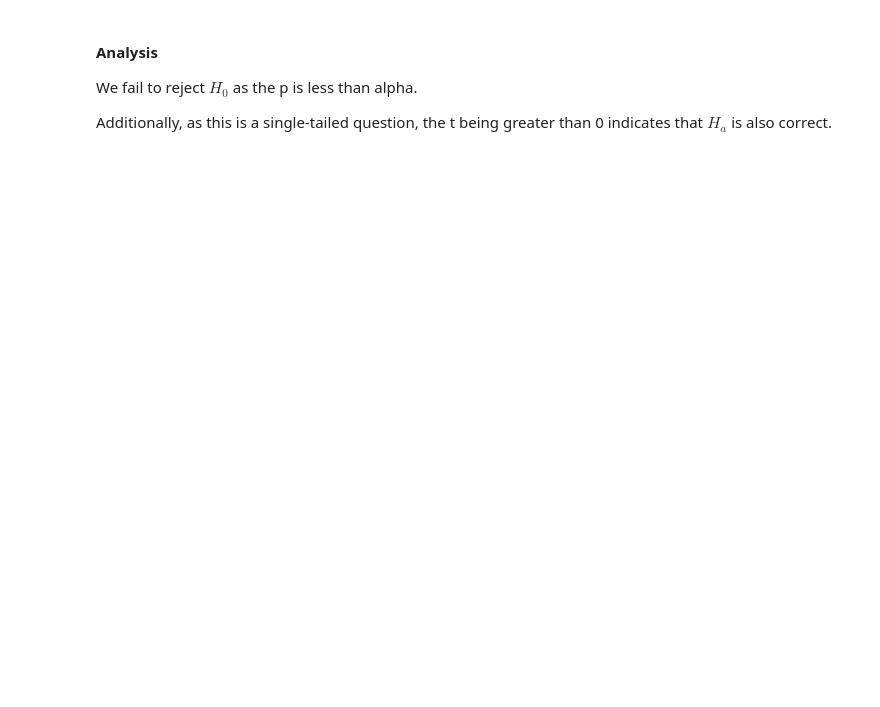
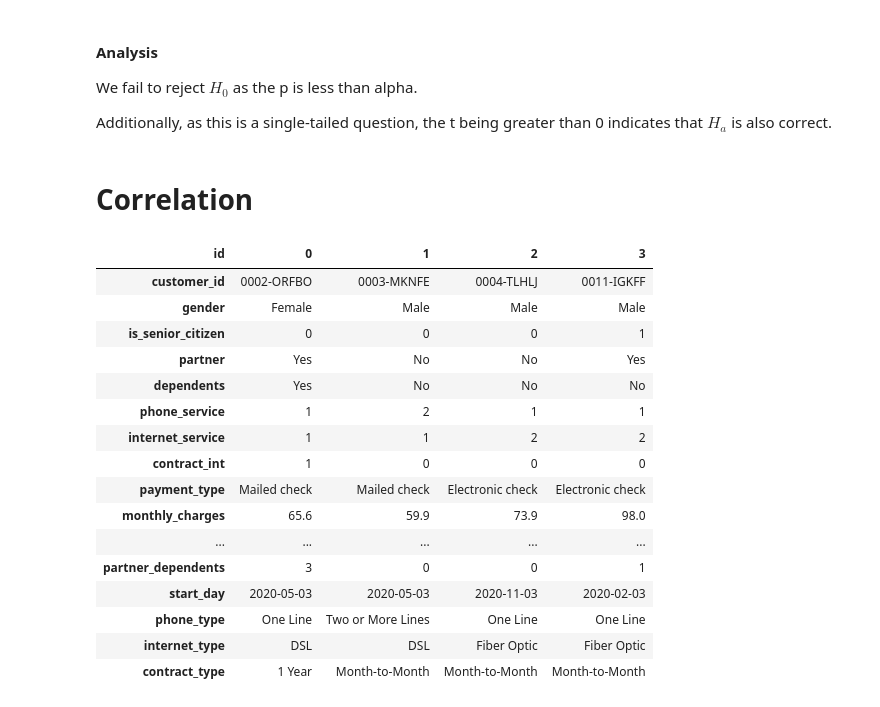
Before and after one commit to Marley-C-Robinson-99/stats-exercises, a Jupyter notebook: hypothesis_testing.ipynb, the cells around one changed output. Cells and saved outputs as stored; diff of their text form; code cells hidden in the pictures; blank space fills up the shorter version.

```diff
--- a/hypothesis_testing.ipynb
+++ b/hypothesis_testing.ipynb
@@ -142,3 +155,27 @@ p < alpha
 We fail to reject $H_{0}$ as the p is less than alpha.
 
 Additionally, as this is a single-tailed question, the t being greater than 0 indicates that $H_{a}$ is also correct.
+# %% [markdown]
+# Correlation
+# %%
+url = "https://gist.githubusercontent.com/ryanorsinger/3fce5a65b5fb8ab728af5192c7de857e/raw/a0422b7b73749842611742a1064e99088a47917d/clean_telco.csv"
+df = pd.read_csv(url, index_col="id")
+df.head(4).T
+# %% [output]
+| id | 0 | 1 | 2 | 3 |
+| customer_id | 0002-ORFBO | 0003-MKNFE | 0004-TLHLJ | 0011-IGKFF |
+| gender | Female | Male | Male | Male |
+| is_senior_citizen | 0 | 0 | 0 | 1 |
+| partner | Yes | No | No | Yes |
+| dependents | Yes | No | No | No |
+| phone_service | 1 | 2 | 1 | 1 |
+| internet_service | 1 | 1 | 2 | 2 |
+| contract_int | 1 | 0 | 0 | 0 |
+| payment_type | Mailed check | Mailed check | Electronic check | Electronic check |
+| monthly_charges | 65.6 | 59.9 | 73.9 | 98.0 |
+| ... | ... | ... | ... | ... |
+| partner_dependents | 3 | 0 | 0 | 1 |
+| start_day | 2020-05-03 | 2020-05-03 | 2020-11-03 | 2020-02-03 |
+| phone_type | One Line | Two or More Lines | One Line | One Line |
+| internet_type | DSL | DSL | Fiber Optic | Fiber Optic |
+| contract_type | 1 Year | Month-to-Month | Month-to-Month | Month-to-Month |
```
Also changed, not shown: parts of 49 cells of this notebook, 3 other files.
